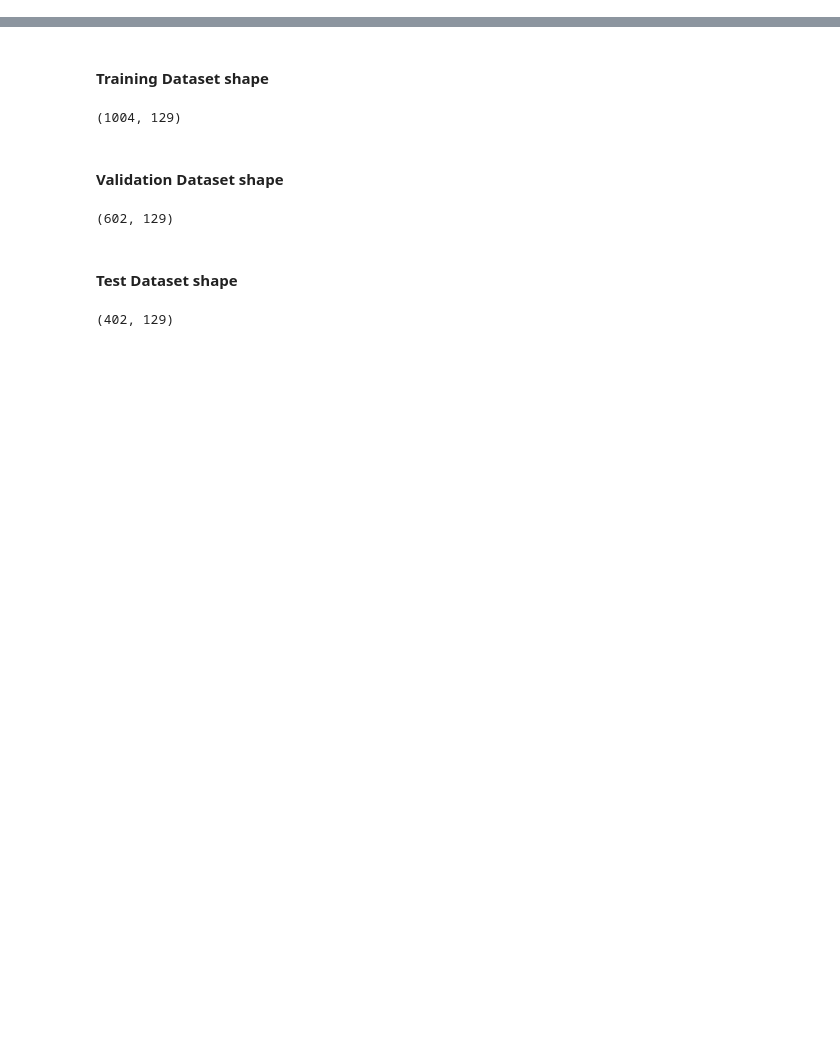
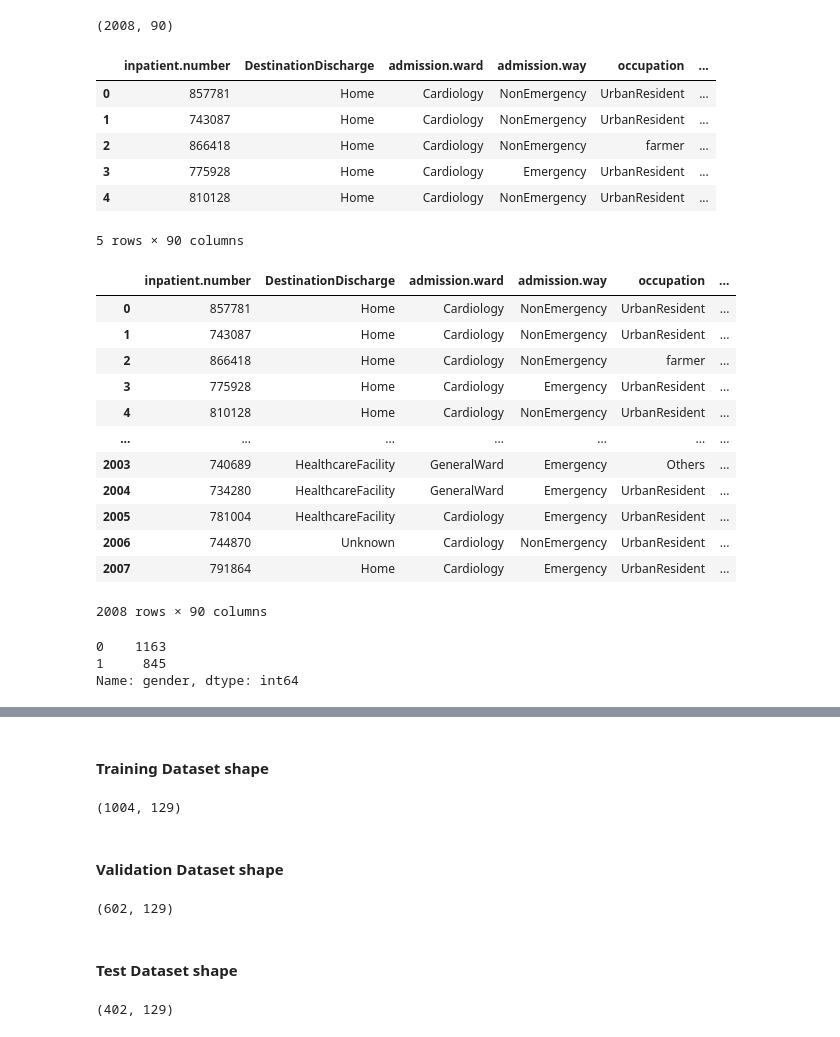
Before and after one commit to sujinjian/BiasMitigationProject, a Jupyter notebook: Main-Heart_Failure.ipynb, the cells around one changed output, grey strips where cells are left out. Drawn from its saved outputs; the diff is of its cells as text; code cells hidden in the pictures; blank space fills up the shorter version.

```diff
--- a/Main-Heart_Failure.ipynb
+++ b/Main-Heart_Failure.ipynb
@@ -30,3 +30,38 @@ from sklearn.pipeline import make_pipeline
 # Bias mitigation techniques
 from aif360.algorithms.preprocessing import Reweighing
 from aif360.algorithms.inprocessing import PrejudiceRemover
+# %%
+import numpy as np
+import pandas as pd
+filepath = r'C:\Users\sujin\Documents\College\PhD_Project\Project\PhysioNet_Columns.csv'
+data = pd.read_csv(filepath)
+print(data.shape)
+display(data.head())
+display(data)
+
+display(data['gender'].value_counts())
+# %% [output]
+(2008, 90)
+|  | inpatient.number | DestinationDischarge | admission.ward | admission.way | occupation | ... |
+| 0 | 857781 | Home | Cardiology | NonEmergency | UrbanResident | ... |
+| 1 | 743087 | Home | Cardiology | NonEmergency | UrbanResident | ... |
+| 2 | 866418 | Home | Cardiology | NonEmergency | farmer | ... |
+| 3 | 775928 | Home | Cardiology | Emergency | UrbanResident | ... |
+| 4 | 810128 | Home | Cardiology | NonEmergency | UrbanResident | ... |
+5 rows × 90 columns
+|  | inpatient.number | DestinationDischarge | admission.ward | admission.way | occupation | ... |
+| 0 | 857781 | Home | Cardiology | NonEmergency | UrbanResident | ... |
+| 1 | 743087 | Home | Cardiology | NonEmergency | UrbanResident | ... |
+| 2 | 866418 | Home | Cardiology | NonEmergency | farmer | ... |
+| 3 | 775928 | Home | Cardiology | Emergency | UrbanResident | ... |
+| 4 | 810128 | Home | Cardiology | NonEmergency | UrbanResident | ... |
+| ... | ... | ... | ... | ... | ... | ... |
+| 2003 | 740689 | HealthcareFacility | GeneralWard | Emergency | Others | ... |
+| 2004 | 734280 | HealthcareFacility | GeneralWard | Emergency | UrbanResident | ... |
+| 2005 | 781004 | HealthcareFacility | Cardiology | Emergency | UrbanResident | ... |
+| 2006 | 744870 | Unknown | Cardiology | NonEmergency | UrbanResident | ... |
+| 2007 | 791864 | Home | Cardiology | Emergency | UrbanResident | ... |
+2008 rows × 90 columns
+0    1163
+1     845
+Name: gender, dtype: int64
```
Also changed, not shown: parts of 2 cells of this notebook, 20 other files.
